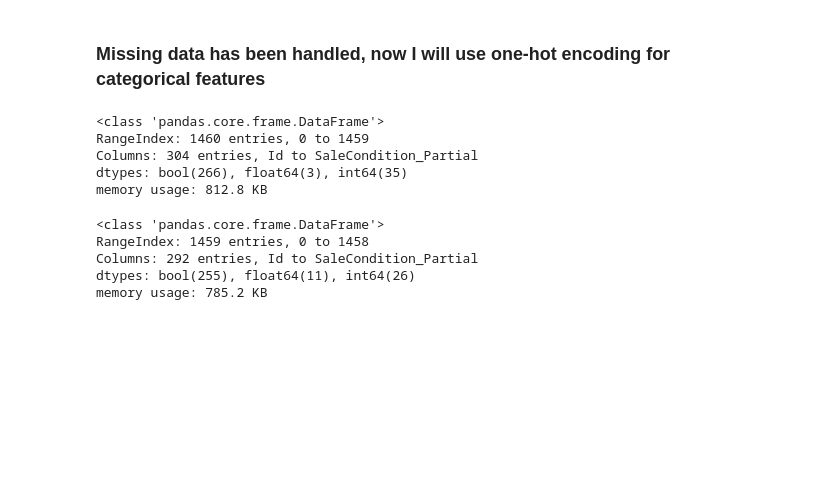
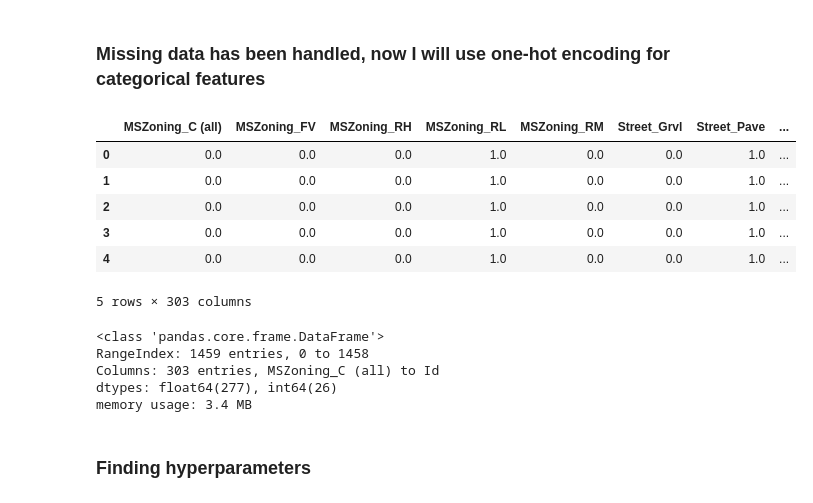
Before and after one commit to Alveaenerle/house-prices-prediction, a Jupyter notebook: main.ipynb, the cells around one changed output. Saved outputs shown, nothing was run; the diff lists cells and outputs as text; code cells hidden in the pictures; blank space fills up the shorter version.

```diff
--- a/main.ipynb
+++ b/main.ipynb
@@ -289,16 +287,32 @@ df_test_encoded = pd.get_dummies(df_test, columns=test_cetegory_cols)
+# %%
+encoder = OneHotEncoder(handle_unknown='ignore', sparse_output=False)
+encoder.fit(df_train[train_cetegory_cols])
+
+encoded_train = encoder.transform(df_train[train_cetegory_cols])
+encoded_test = encoder.transform(df_test[train_cetegory_cols])
+
+df_train_encoded = pd.DataFrame(encoded_train, columns=encoder.get_feature_names_out(train_cetegory_cols), index=df_train.index)
+df_test_encoded = pd.DataFrame(encoded_test, columns=encoder.get_feature_names_out(train_cetegory_cols), index=df_test.index)
+
+df_train_encoded = df_train_encoded.join(df_train[train_numeric_cols]).join(df_train["SalePrice"])
+df_test_encoded = df_test_encoded.join(df_test[test_numeric_cols]).join(df_test["Id"])
 # %%
-df_train_encoded.info()
+df_train_encoded.head()
 # %% [output]
+|  | MSZoning_C (all) | MSZoning_FV | MSZoning_RH | MSZoning_RL | MSZoning_RM | Street_Grvl | Street_Pave | ... |
+| 0 | 0.0 | 0.0 | 0.0 | 1.0 | 0.0 | 0.0 | 1.0 | ... |
+| 1 | 0.0 | 0.0 | 0.0 | 1.0 | 0.0 | 0.0 | 1.0 | ... |
+| 2 | 0.0 | 0.0 | 0.0 | 1.0 | 0.0 | 0.0 | 1.0 | ... |
+| 3 | 0.0 | 0.0 | 0.0 | 1.0 | 0.0 | 0.0 | 1.0 | ... |
+| 4 | 0.0 | 0.0 | 0.0 | 1.0 | 0.0 | 0.0 | 1.0 | ... |
-<class 'pandas.core.frame.DataFrame'>
-RangeIndex: 1460 entries, 0 to 1459
-Columns: 304 entries, Id to SaleCondition_Partial
-dtypes: bool(266), float64(3), int64(35)
-memory usage: 812.8 KB
+5 rows × 303 columns
 # %%
 df_test_encoded.info()
 # %% [output]
 <class 'pandas.core.frame.DataFrame'>
 RangeIndex: 1459 entries, 0 to 1458
-Columns: 292 entries, Id to SaleCondition_Partial
-dtypes: bool(255), float64(11), int64(26)
-memory usage: 785.2 KB
+Columns: 303 entries, MSZoning_C (all) to Id
+dtypes: float64(277), int64(26)
+memory usage: 3.4 MB
+# %% [markdown]
+### Finding hyperparameters
```
Also changed, not shown: parts of 10 cells of this notebook, 1 other file.
